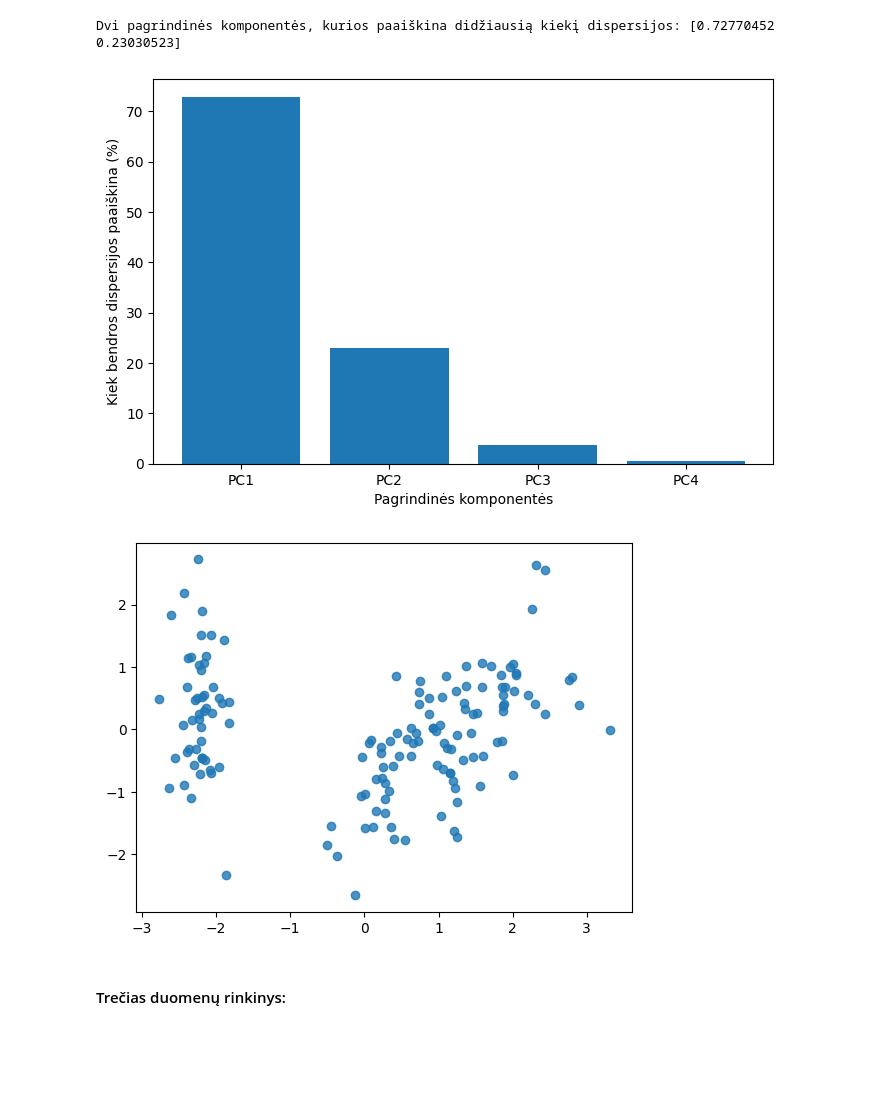
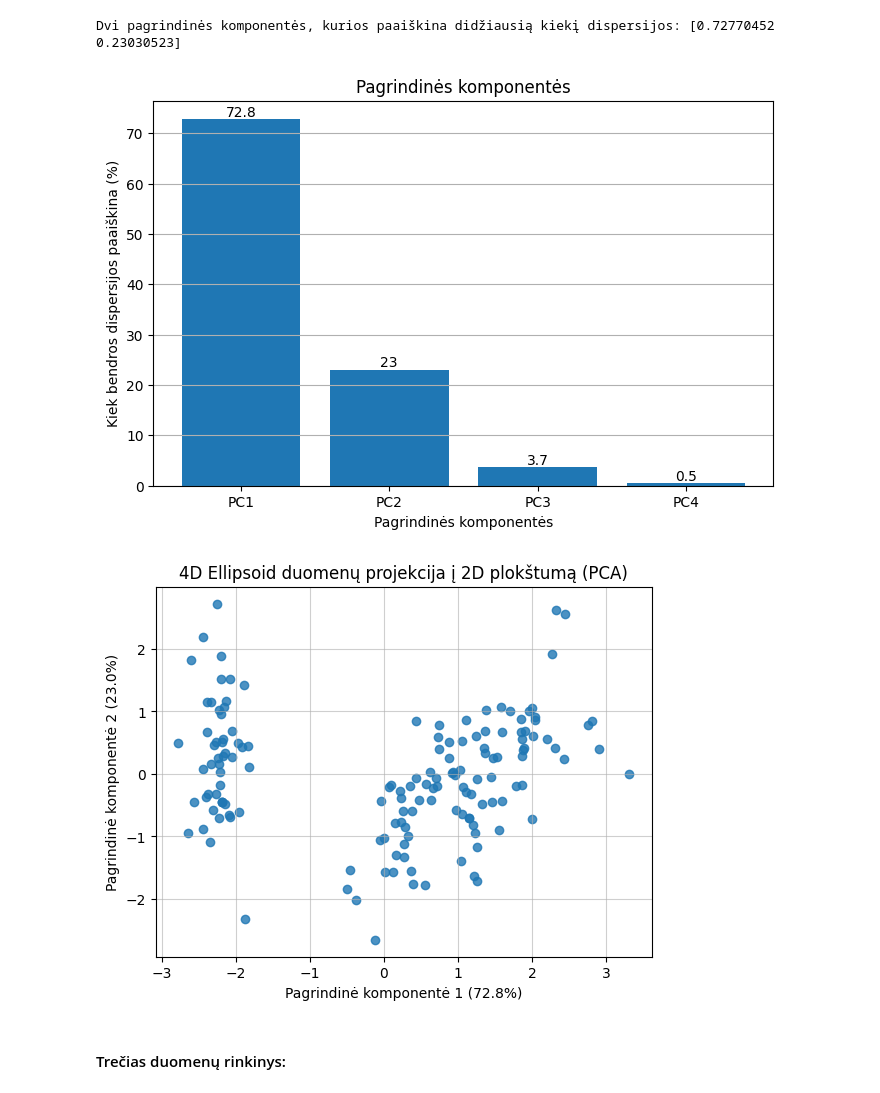
Before and after one commit to EvelinaDu/Papildomi_duomenu_vizualizavimo_skyriai, a Jupyter notebook: Algoritmas/kodas.ipynb, the cells around one changed output. Saved outputs shown, nothing was run; the diff lists cells and outputs as text; code cells hidden in the pictures; blank space fills up the shorter version.

Commit message:
Added some details to the plots, such as a grid and title

```diff
--- a/Algoritmas/kodas.ipynb
+++ b/Algoritmas/kodas.ipynb
@@ -86,19 +86,26 @@ Dvi pagrindinės komponentės, kurios paaiškina didžiausią kiekį dispersijos
 # %%
 var_pca = np.round(variance_iris * 100, decimals = 1)
 labels = ["PC" + str(x) for x in range(1, len(var_pca) + 1)]
 
 plt.figure(figsize = (8, 5))
-plt.bar(x = range(1, len(var_pca) + 1), height = var_pca, tick_label = labels)
+plt.grid(axis = 'y')
+bars = plt.bar(x = range(1, len(var_pca) + 1), height = var_pca, tick_label = labels)
+plt.bar_label(bars)
+plt.title("Pagrindinės komponentės")
 plt.ylabel("Kiek bendros dispersijos paaiškina (%)")
 plt.xlabel("Pagrindinės komponentės")
 plt.show()
 # %% [output]
-[figure, old version]
+[figure, new version]
 # %%
+plt.grid(alpha=0.6)
 plt.scatter(transformed_iris[:, 0], transformed_iris[:, 1], alpha=0.8)
+plt.title("4D Ellipsoid duomenų projekcija į 2D plokštumą (PCA)")
+plt.xlabel(f"Pagrindinė komponentė 1 ({var_pca[0]}%)")
+plt.ylabel(f"Pagrindinė komponentė 2 ({var_pca[1]}%)")
 plt.show()
 # %% [output]
-[figure, old version]
+[figure, new version]
 # %% [markdown]
 #### Trečias duomenų rinkinys:
 # %%
```
Also changed, not shown: parts of 7 cells of this notebook.
